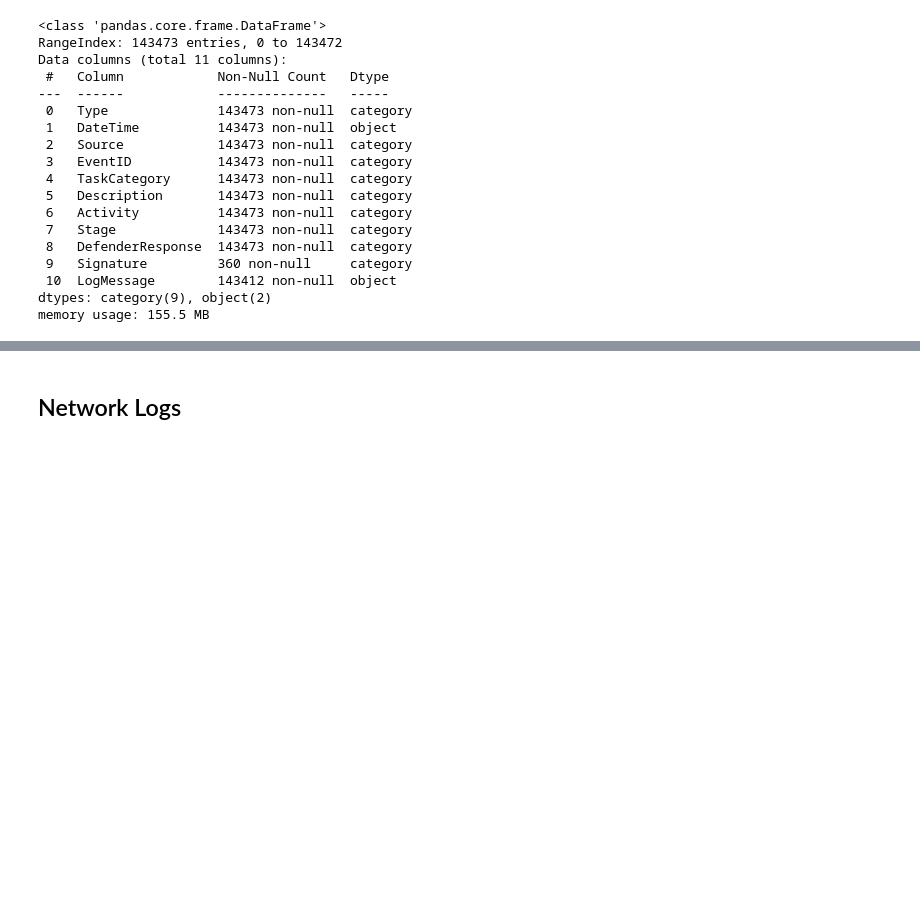
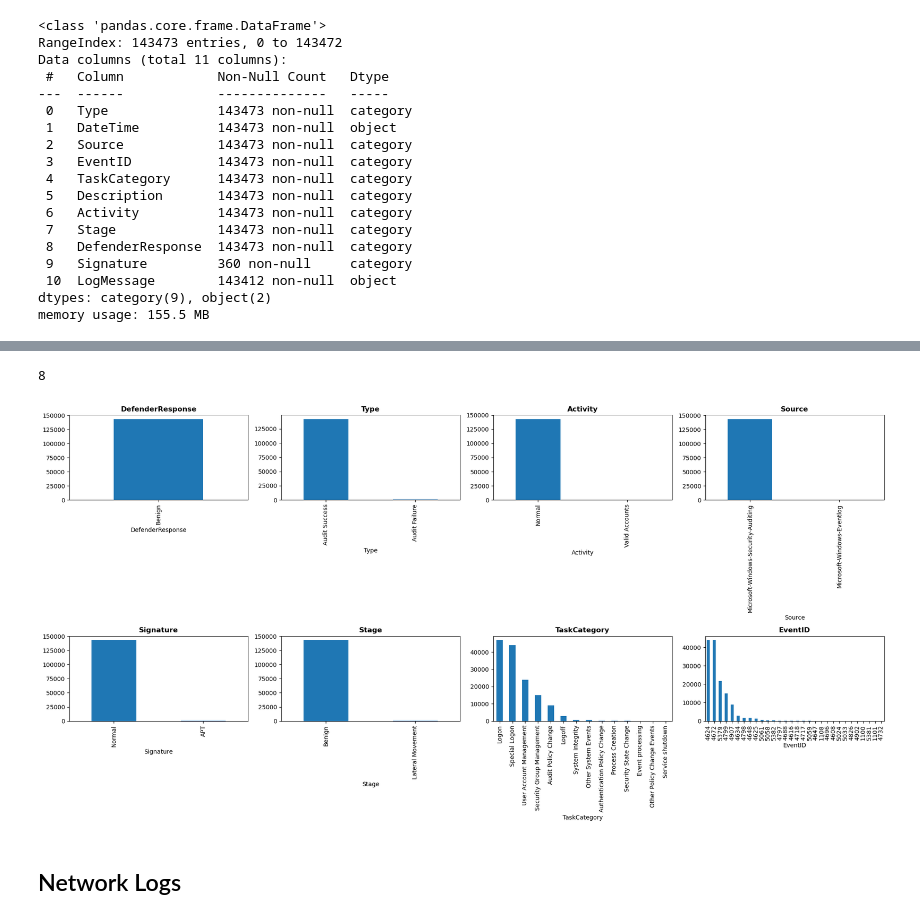
Before and after one commit to birbarino/Data-Analytics-Capstone, a Jupyter notebook: notebooks/eda.ipynb, the cells around one changed output, grey strips where cells are left out. Drawn from its saved outputs; the diff is of its cells as text; code cells hidden in the pictures; blank space fills up the shorter version.

```diff
--- a/notebooks/eda.ipynb
+++ b/notebooks/eda.ipynb
@@ -137,3 +193,20 @@ win_df[categories] = win_df[categories].astype('category')
+# %%
+cols = ['DefenderResponse', 'Type', 'Activity', 'Source', 'Signature', 'Stage', 'TaskCategory', 'EventID']
+len(cols)
+# %% [output]
+8
+# %%
+fig, axes = plt.subplots(2, 4, figsize=(20,10))
+axes = axes.flatten()
+
+for i, col in enumerate(cols):
+    win_df[col].value_counts().plot(kind='bar', ax=axes[i])
+    axes[i].set_title(col, fontweight='bold')
+
+plt.tight_layout()
+plt.show()
+# %% [output]
+[figure, added]
 # %% [markdown]
 ## Network Logs
 # %% [markdown]
```
Also changed, not shown: parts of 10 cells of this notebook.
